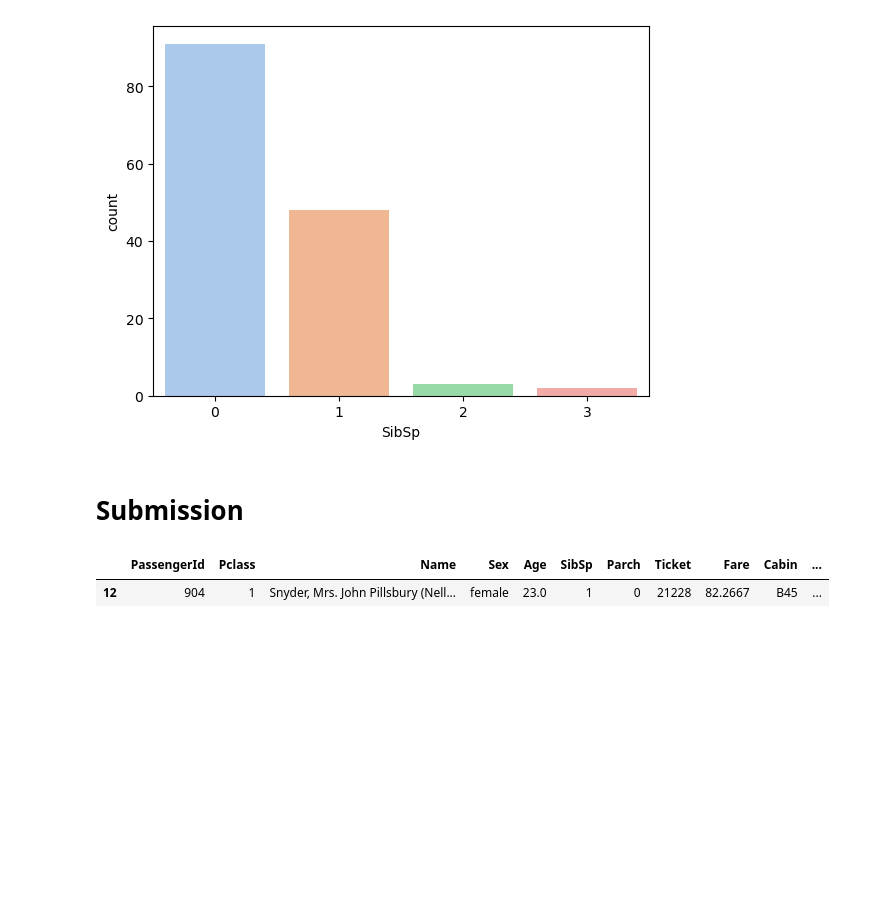
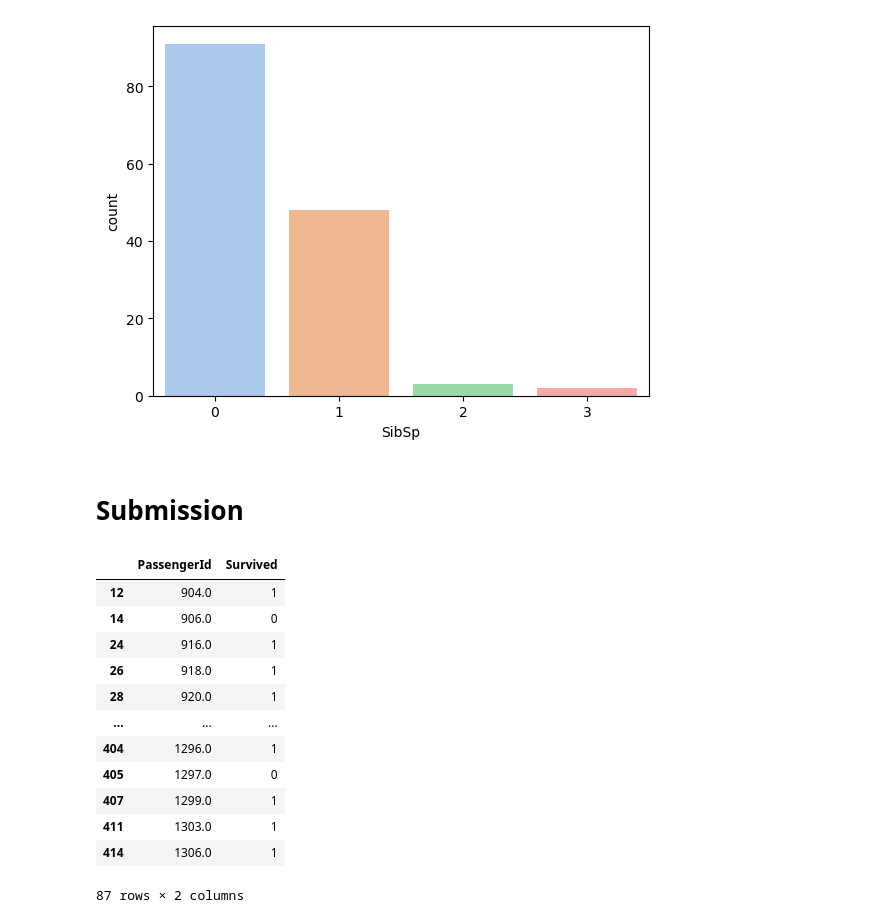
Before and after one commit to DEVANSARAVANAN/ML-End2End-Project, a Jupyter notebook: titanic-ann.ipynb, the cells around one changed output. Saved outputs shown, nothing was run; the diff lists cells and outputs as text; code cells hidden in the pictures; blank space fills up the shorter version.

```diff
--- a/titanic-ann.ipynb
+++ b/titanic-ann.ipynb
@@ -364,16 +364,30 @@ sns.countplot(x=train_df['SibSp'],palette='pastel')
 [figure]
 # %% [markdown]
 # **Submission**
-# %%
-test_df.head(1)
-# %% [output]
-|  | PassengerId | Pclass | Name | Sex | Age | SibSp | Parch | Ticket | Fare | Cabin | ... |
-| 12 | 904 | 1 | Snyder, Mrs. John Pillsbury (Nell... | female | 23.0 | 1 | 0 | 21228 | 82.2667 | B45 | ... |
+# %%
+
+test_df=pd.concat([test_df,GS_df['Survived']],axis = 1).dropna()
 # %%
-y_predict=boostmodel.predict(x_test)
+y_predict=boostmodel.predict(test_df[['Pclass','Age','SibSp','Parch','Fare']])
 y_predict=pd.DataFrame(y_predict)
 submission=pd.DataFrame({'PassengerId':test_df['PassengerId'],'Survived':np.array(y_predict).ravel()})
 
 #submit file
 
-submission.to_csv("submission.csv", index=True)
+submission.to_csv("submission.csv", index=False)
+
+submission
+# %% [output]
+|  | PassengerId | Survived |
+| 12 | 904.0 | 1 |
+| 14 | 906.0 | 0 |
+| 24 | 916.0 | 1 |
+| 26 | 918.0 | 1 |
+| 28 | 920.0 | 1 |
+| ... | ... | ... |
+| 404 | 1296.0 | 1 |
+| 405 | 1297.0 | 0 |
+| 407 | 1299.0 | 1 |
+| 411 | 1303.0 | 1 |
+| 414 | 1306.0 | 1 |
+87 rows × 2 columns
```
Also changed, not shown: parts of 5 cells of this notebook.
